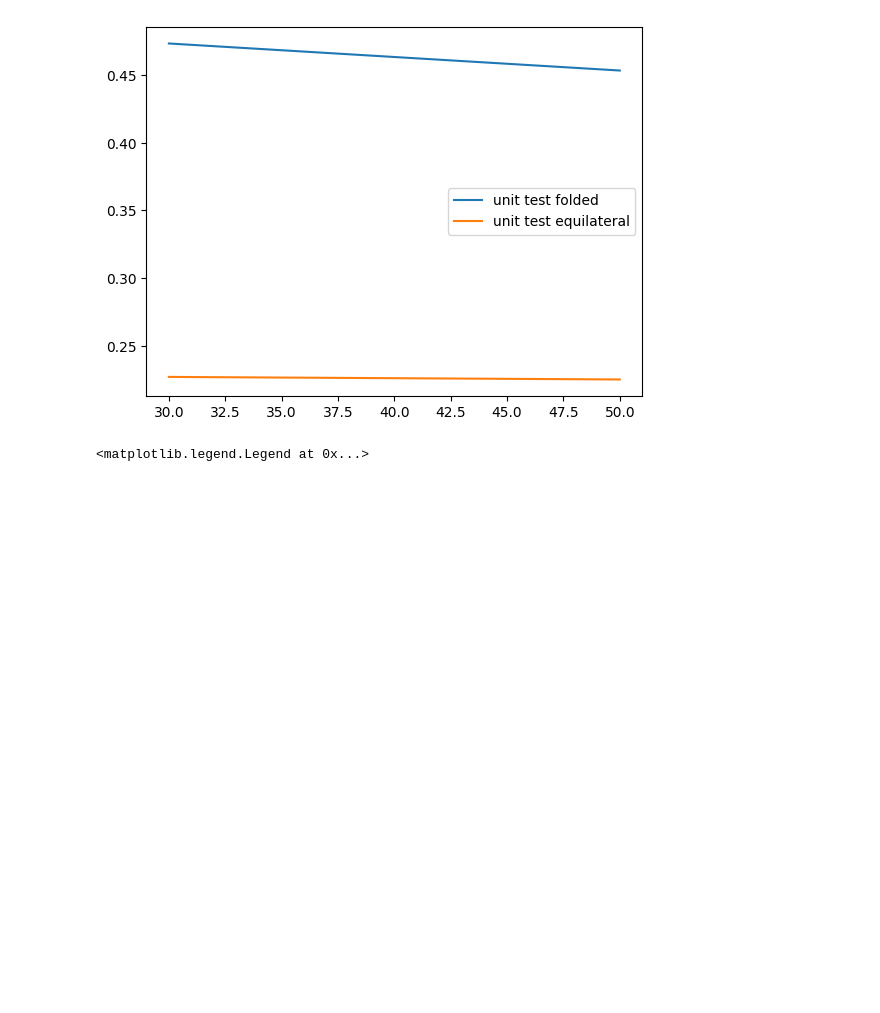
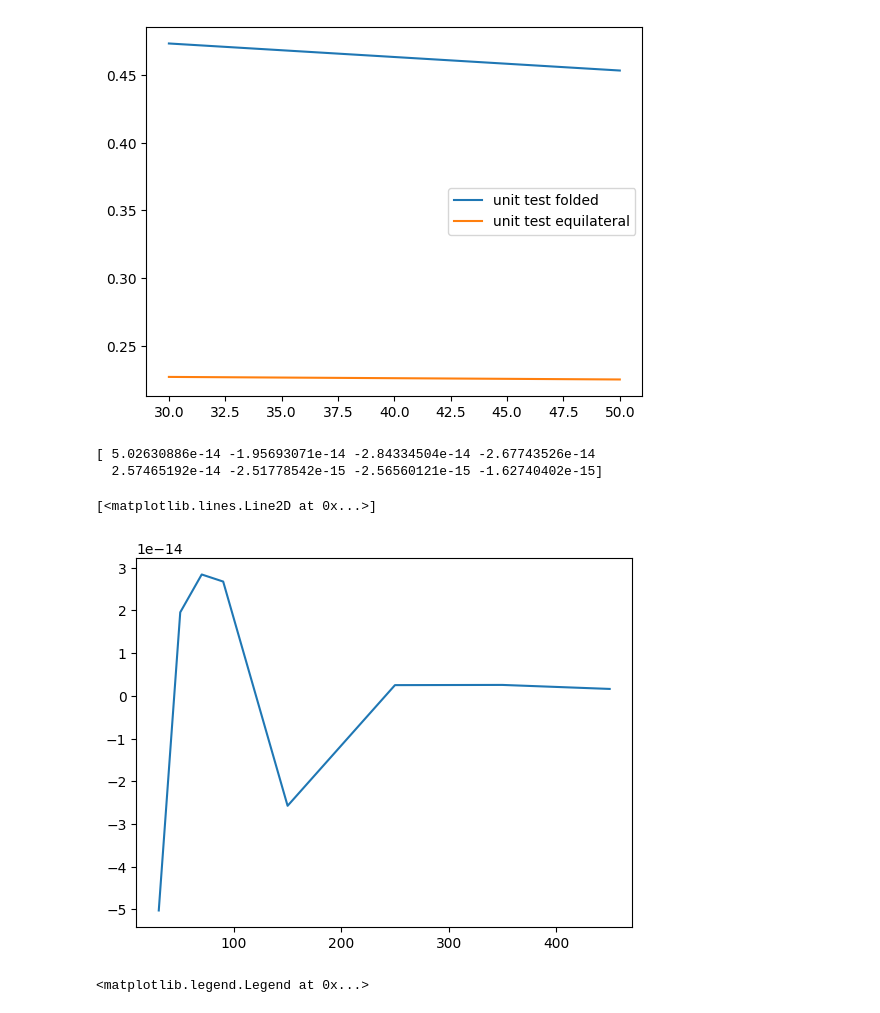
Before and after one commit to aleksandrbowkis/bispec_opt_est, a Jupyter notebook: N2_numerical/Binning_effects/Visualisation/N2_tests.ipynb, the cells around one changed output. Saved outputs shown, nothing was run; the diff lists cells and outputs as text; code cells hidden in the pictures; blank space fills up the shorter version.

```diff
--- a/N2_numerical/Binning_effects/Visualisation/N2_tests.ipynb
+++ b/N2_numerical/Binning_effects/Visualisation/N2_tests.ipynb
@@ -263,6 +289,16 @@ print(1/0.47340075)
 4.405286343612334
 2.112375191632037
 [figure]
+# %%
+# Simple w3j normlaisation implementation
+L_simple_eq, N2_simple_eq = np.load("/home/amb257/kappa_bispec/bispec_opt_est/N2_numerical/Binning_effects/outputs/Simple_N2_binned_equilateral.npy")
+print(N2_simple_eq)
+plt.plot(L_simple_eq, -1*N2_simple_eq, label = 'simple w3j norm equilateral')
+# %% [output]
+[ 5.02630886e-14 -1.95693071e-14 -2.84334504e-14 -2.67743526e-14
+  2.57465192e-14 -2.51778542e-15 -2.56560121e-15 -1.62740402e-15]
+[<matplotlib.lines.Line2D at 0x...>]
+[figure, added]
 # %%
 # This cell tests the folded non series direct calculation from non_series/Fold_no_series.py
 
```
Also changed, not shown: parts of 2 cells of this notebook, 32 other files.
